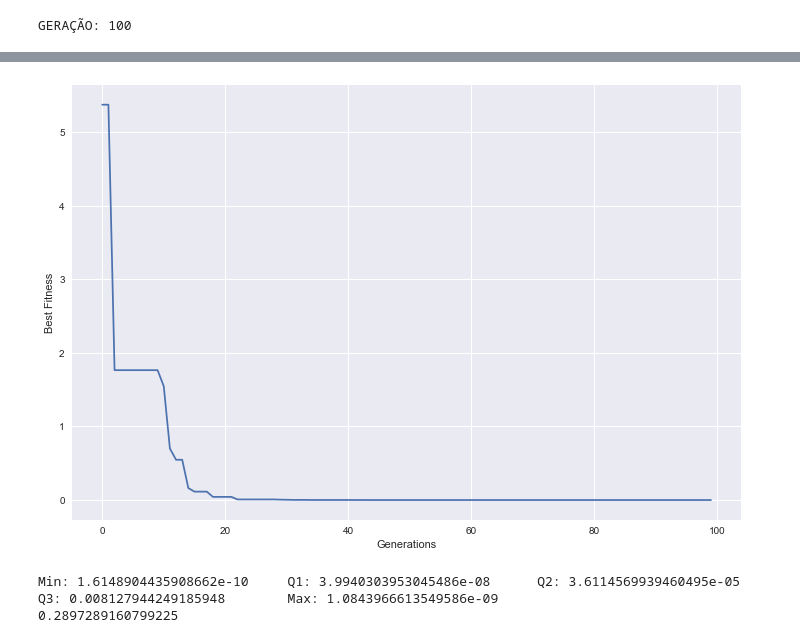
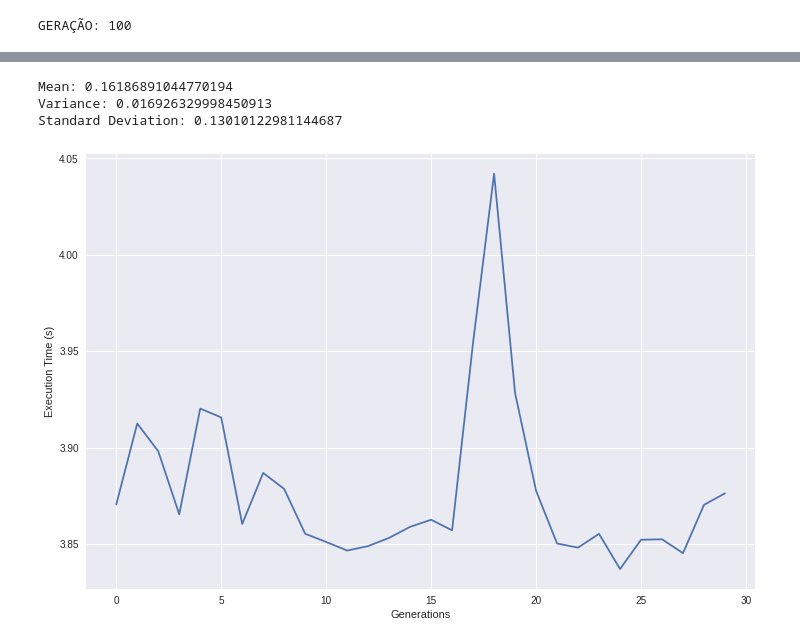
Before and after one commit to csamuelr/evocomp, a Jupyter notebook: exercicio_letra_a.ipynb, the cells around one changed output, grey strips where cells are left out. Drawn from its saved outputs; the diff is of its cells as text; code cells hidden in the pictures.

```diff
--- a/exercicio_letra_a.ipynb
+++ b/exercicio_letra_a.ipynb
@@ -109,0 +229,19 @@ GERAÇÃO: 100
+# %%
+all_best_solutions = []
+all_execution_time = []
+
+for i in range(30):
+
+    cga = CompactGA(
+        ng=100,
+        np=50,
+        pmin=0.04,
+        pmax=0.93,
+        alpha=0.03,
+        nbits=5,
+        evfunc='Ackley'
+    )
+    cga.evolve()
+
+    all_best_solutions.append(cga.get_best_solution())
+    all_execution_time.append(cga.get_execution_time())
@@ -167,23 +321,30 @@ GERAÇÃO: 1100
+# %%
+all_best_solutions = []
+all_execution_time = []
+
+for i in range(30):
+    model.reset()
+    start = time.time();
+    ga_alg.run(model)
+    stop = time.time();
+    all_best_solutions.append(model.best_solution)
+    all_execution_time.append(start-stop)
+# %%
+statistics = Statistics(all_best_solutions)
+
+print('Mean: {}'.format(statistics.mean))
+print('Variance: {}'.format(statistics.variance))
+print('Standard Deviation: {}'.format(statistics.standard_deviation))
+# %% [output]
+Mean: 0.16186891044770194
+Variance: 0.016926329998450913
+Standard Deviation: 0.13010122981144687
 # %%
-x, fitness = [], []
-for i, s in enumerate(all_best_solutions):
-    fitness.append(s.get_fit())
-    x.append(i)
-
 plt.figure(figsize=(12,8))
 plt.style.use('seaborn')
-plt.plot(x, fitness)
+plt.plot(x[0:30],np.abs(all_execution_time))
 plt.xlabel('Generations')
-plt.ylabel('Best Fitness')
+plt.ylabel('Execution Time (s)')
 plt.show()
 # %% [output]
-[figure, old version]
+[figure, new version]
-# %%
-statistics = Statistics(fitness)
-
-min_, q1, q2, q3, max_ = statistics.quantile
-print('Min: {}\tQ1: {}\tQ2: {}\tQ3: {}\tMax: {}'.format(min_, q1, q2, q3, max_))
-print(statistics.mean)
-# %% [output]
-Min: 1.6148904435908662e-10     Q1: 3.9940303953045486e-08      Q2: 3.6114569939460495e-05      Q3: 0.008127944249185948        Max: 1.0843966613549586e-09
-0.2897289160799225
```
Also changed, not shown: parts of 37 cells of this notebook, 7 other files.
